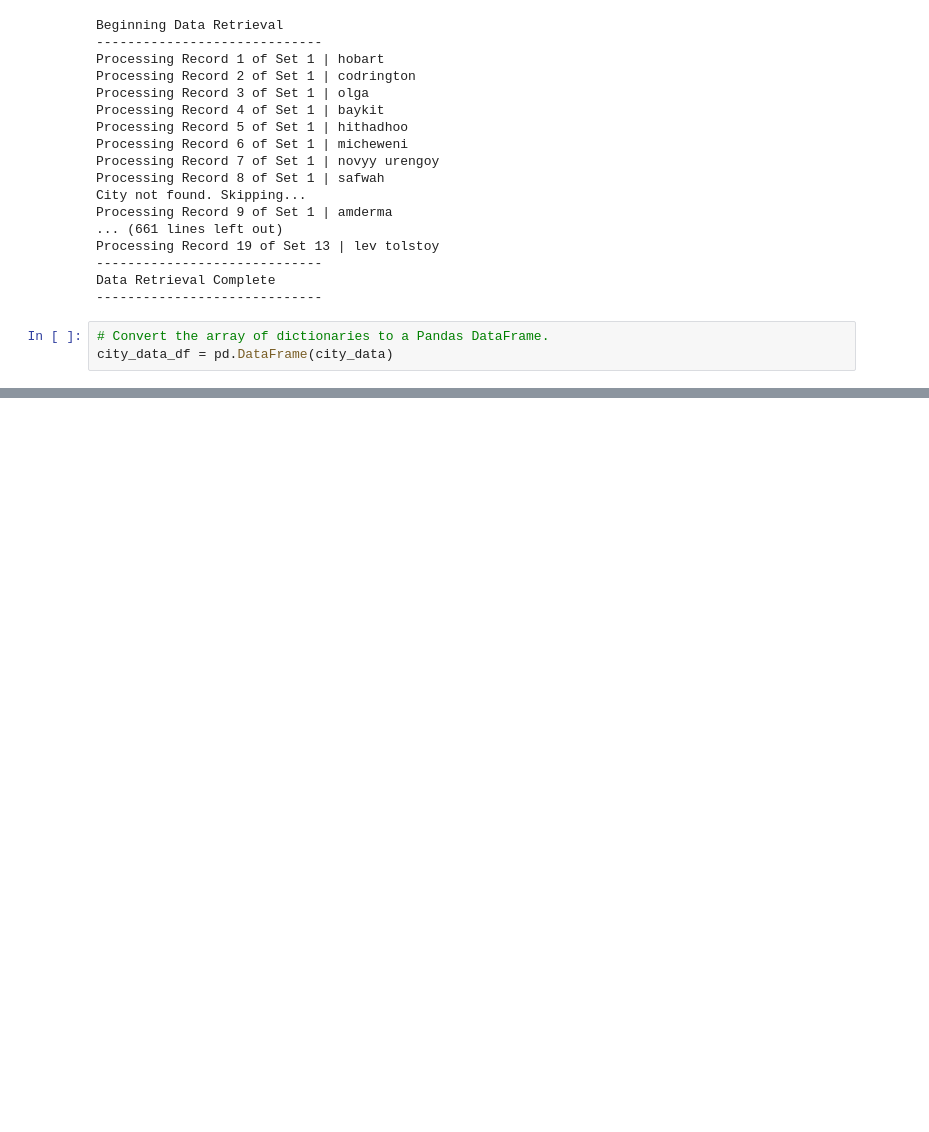
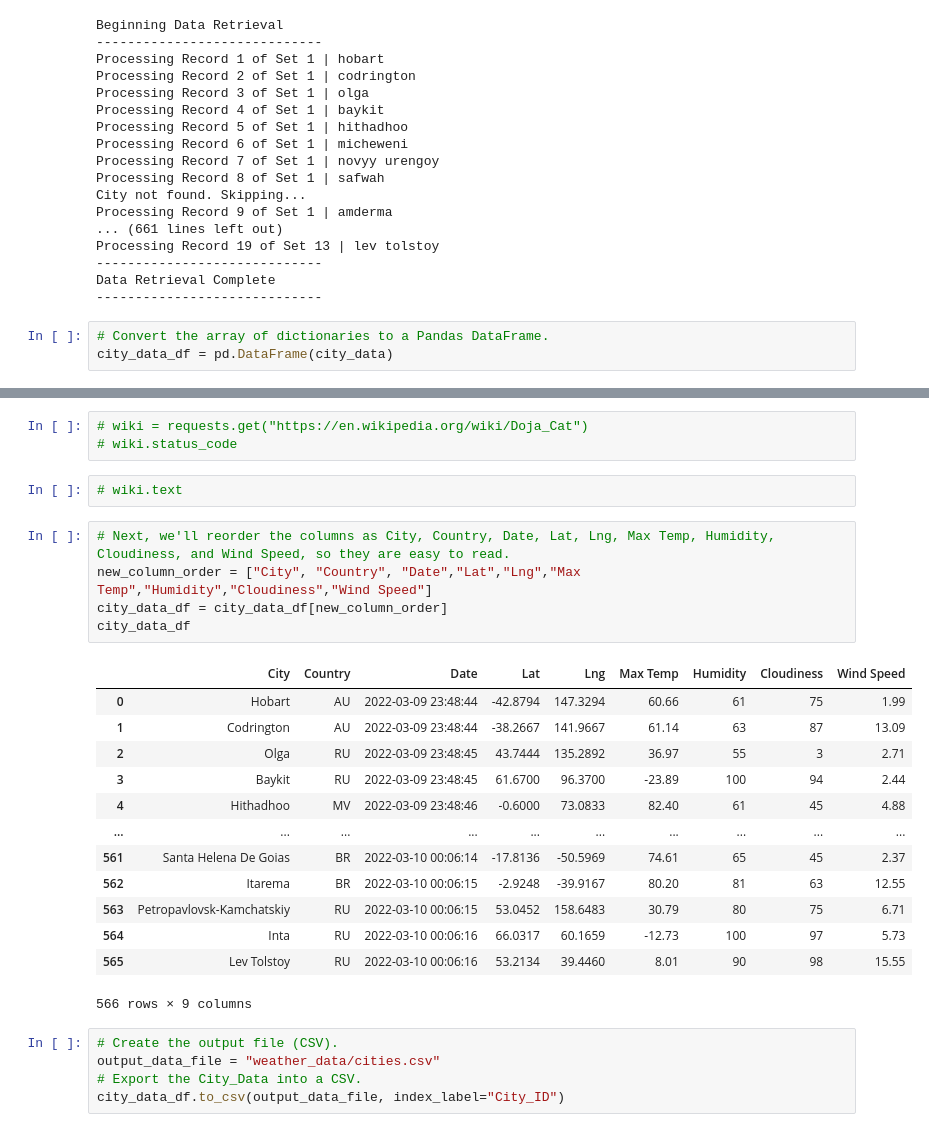
Before and after one commit to vanessacox333/World_Weather_Analysis, a Jupyter notebook: WeatherPy.ipynb, the cells around one changed output, grey strips where cells are left out. Saved outputs shown, nothing was run; the diff lists cells and outputs as text; blank space fills up the shorter version.

```diff
--- a/WeatherPy.ipynb
+++ b/WeatherPy.ipynb
@@ -174,0 +170,29 @@ city_data_df
+# %%
+# wiki = requests.get("https://en.wikipedia.org/wiki/Doja_Cat")
+# wiki.status_code
+# %%
+# wiki.text
+# %%
+# Next, we'll reorder the columns as City, Country, Date, Lat, Lng, Max Temp, Humidity, Cloudiness, and Wind Speed, so they are easy to read.
+new_column_order = ["City", "Country", "Date","Lat","Lng","Max Temp","Humidity","Cloudiness","Wind Speed"]
+city_data_df = city_data_df[new_column_order]
+city_data_df
+# %% [output]
+|  | City | Country | Date | Lat | Lng | Max Temp | Humidity | Cloudiness | Wind Speed |
+| 0 | Hobart | AU | 2022-03-09 23:48:44 | -42.8794 | 147.3294 | 60.66 | 61 | 75 | 1.99 |
+| 1 | Codrington | AU | 2022-03-09 23:48:44 | -38.2667 | 141.9667 | 61.14 | 63 | 87 | 13.09 |
+| 2 | Olga | RU | 2022-03-09 23:48:45 | 43.7444 | 135.2892 | 36.97 | 55 | 3 | 2.71 |
+| 3 | Baykit | RU | 2022-03-09 23:48:45 | 61.6700 | 96.3700 | -23.89 | 100 | 94 | 2.44 |
+| 4 | Hithadhoo | MV | 2022-03-09 23:48:46 | -0.6000 | 73.0833 | 82.40 | 61 | 45 | 4.88 |
+| ... | ... | ... | ... | ... | ... | ... | ... | ... | ... |
+| 561 | Santa Helena De Goias | BR | 2022-03-10 00:06:14 | -17.8136 | -50.5969 | 74.61 | 65 | 45 | 2.37 |
+| 562 | Itarema | BR | 2022-03-10 00:06:15 | -2.9248 | -39.9167 | 80.20 | 81 | 63 | 12.55 |
+| 563 | Petropavlovsk-Kamchatskiy | RU | 2022-03-10 00:06:15 | 53.0452 | 158.6483 | 30.79 | 80 | 75 | 6.71 |
+| 564 | Inta | RU | 2022-03-10 00:06:16 | 66.0317 | 60.1659 | -12.73 | 100 | 97 | 5.73 |
+| 565 | Lev Tolstoy | RU | 2022-03-10 00:06:16 | 53.2134 | 39.4460 | 8.01 | 90 | 98 | 15.55 |
+566 rows × 9 columns
+# %%
+# Create the output file (CSV).
+output_data_file = "weather_data/cities.csv"
+# Export the City_Data into a CSV.
+city_data_df.to_csv(output_data_file, index_label="City_ID")
```
Also changed, not shown: parts of 4 cells of this notebook, 2 other files.
